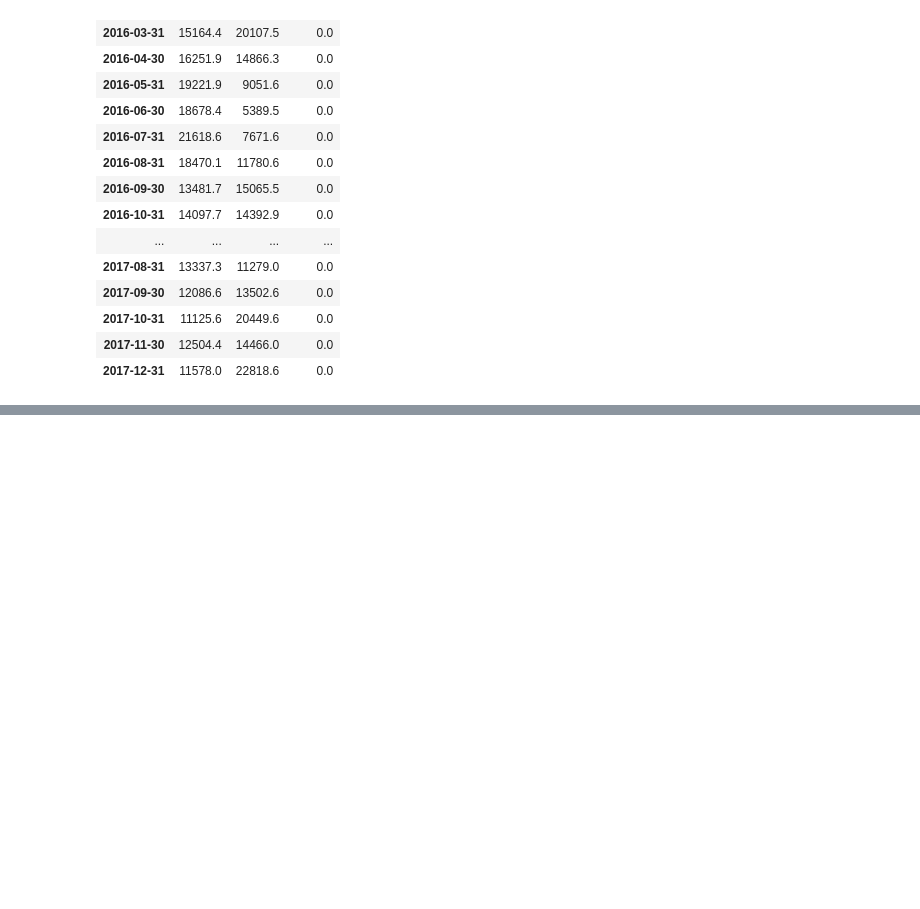
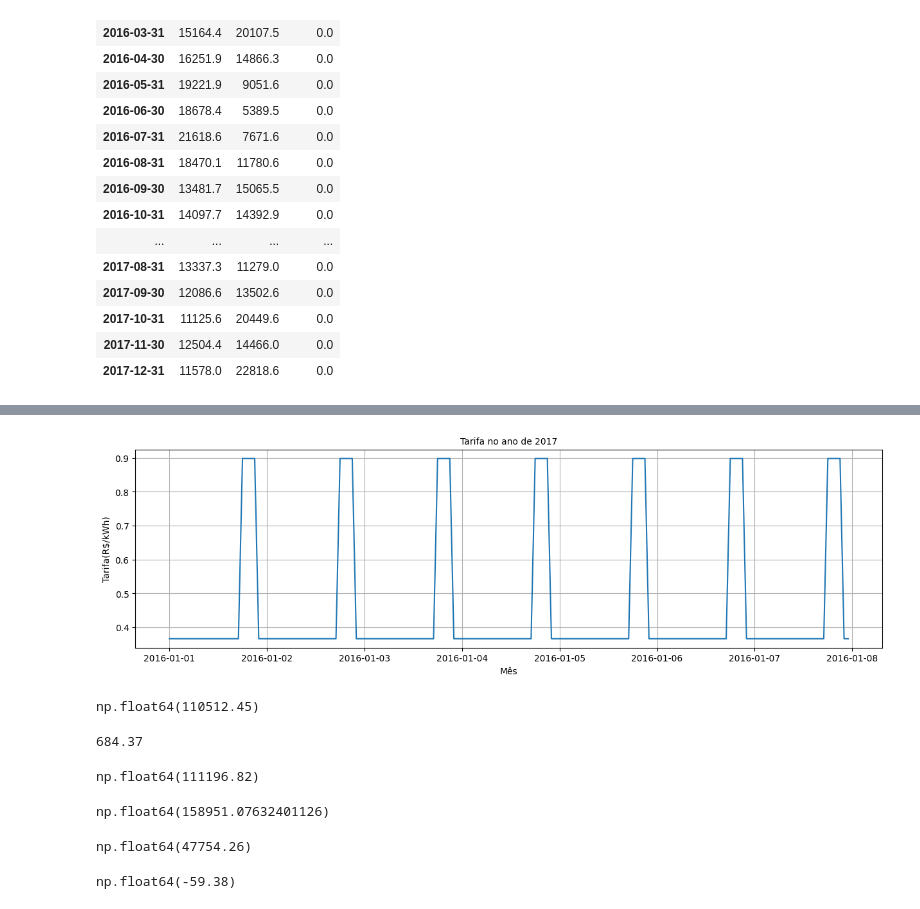
Before and after one commit to arthurcoelho442/Sujidade-e-Retorno-Economico-de-Baterias, a Jupyter notebook: atual.ipynb, the cells around one changed output, grey strips where cells are left out. Drawn from its saved outputs; the diff is of its cells as text; code cells hidden in the pictures; blank space fills up the shorter version.

```diff
--- a/atual.ipynb
+++ b/atual.ipynb
@@ -538,3 +542,27 @@ display(credit[users[0]])
 | 2017-10-31 | 11125.6 | 20449.6 | 0.0 |
 | 2017-11-30 | 12504.4 | 14466.0 | 0.0 |
 | 2017-12-31 | 11578.0 | 22818.6 | 0.0 |
+# %%
+tarifa_unitaria = pd.DataFrame(index=pd.date_range(start='2016-01-31 00:00:00', end='2017-12-31 23:00:00', freq='1H'))
+tarifa_unitaria = tarifa_unitaria.reindex(consumidor[users[0]].index)
+tarifa_unitaria['tarifa_unitaria'] = 0.0
+
+# SUBGRUPO A4 (TUSD + TE) Modalidade Verde
+tarifa_2015 = {'ponta': 0.68877 + 0.39493, 'fora ponta': 0.07451 + 0.24742} # RESOLUÇÃO HOMOLOGATÓRIA No 1.927, DE 4 DE AGOSTO DE 2015
+tarifa_2016 = {'ponta': 0.51204 + 0.38631, 'fora ponta': 0.11703 + 0.24937} # RESOLUÇÃO HOMOLOGATÓRIA No 2.182, DE 29 DE NOVEMBRO DE 2016
+tarifa_2017 = {'ponta': 1.24856 + 0.35173, 'fora ponta': 0.06780 + 0.22941} # RESOLUÇÃO HOMOLOGATÓRIA No 2.207, DE 14 DE MARÇO DE 2017
+
+for idx in tarifa_unitaria.index:
+    if idx.year == 2015:
+        tarifa = tarifa_2015
+    elif idx.year == 2016:
+        tarifa = tarifa_2016
+    else:
+        tarifa = tarifa_2017
+
+    if 18 <= idx.hour <= 21:
+        tarifa_unitaria.loc[idx, 'tarifa_unitaria'] = tarifa['ponta']
+    else:
+        tarifa_unitaria.loc[idx, 'tarifa_unitaria'] = tarifa['fora ponta']
+
+display(tarifa_unitaria)
@@ -541,9 +583,25 @@ display(credit[users[0]])
+# %%
+#@title **Tarifa no ano de 2017**
+plt.figure(figsize=(15,4))
+
+plt.grid(True)
+plt.title('Tarifa no ano de 2017',  fontsize = 10)
+plt.ylabel('Tarifa(R$/kWh)',  fontsize = 10)
+plt.xlabel('Mês',  fontsize = 10)
+
+plt.plot(tarifa_unitaria.iloc[:168,:])
+
+plt.show()
+# %% [output]
+[figure, added]
 # %%
 #@title **Custo anual de eletricidade**
 c_fit = 0
-c_tou = tou.iloc[:,0]
-Ce = lambda x: sum(((energBaterry(PotPVM, consumo, x)[1]).iloc[:,0])*c_tou)
-round(Ce(572241),2)
+c_tarifa_unitaria = tarifa_unitaria.iloc[:,0]
+Ce = lambda e_b, user: (energBaterry(PotPVM[user], consumidor[user], e_b)['grid'] * c_tarifa_unitaria).sum()
+round(Ce(572241, users[0]),2)
+# %% [output]
+np.float64(110512.45)
 # %%
 #@title **Custo anual relacionado à bateria**
 SOH         = 0.8
@@ -551,26 +609,34 @@ rep         = 0.6
 c_ic        = 0.684372
 e_b         = 2000 # 3.9 * 10**6 # capacidade da bateria # Otimizar
 
-c_bat       = lambda x: (((1-SOH)/(1-rep))*c_ic*x)
+c_bat       = lambda e_b: (((1-SOH)/(1-rep))*c_ic*e_b)
 
-round(c_bat(3900000),2)
+round(c_bat(e_b),2)
+# %% [output]
+684.37
 # %%
 #@title **Custo anual total do sistema solar com bateria**
-Cop = lambda x: c_bat(x) + Ce(x)
-round(Cop(2000),2)
+Cop = lambda e_b, user: c_bat(e_b) + Ce(e_b, user)
+round(Cop(2000, users[0]),2)
+# %% [output]
+np.float64(111196.82)
+# %%
+C_pv = lambda user: ((consumidor[user].iloc[:,0] - PotPVM[user].iloc[:,0]) * c_tarifa_unitaria).clip(lower=0).sum()
+C_pv(users[0])
+# %% [output]
+np.float64(158951.07632401126)
 # %%
 #@title **C_sav**
-C_pv = (consumo.iloc[:,0] - PotPVM.iloc[:,0]) * c_tou
-C_pv [C_pv < 0] = 0
-C_pv = C_pv.sum()
-
-C_sav = lambda x: C_pv - Cop(x)
-round(C_sav(2000), 2)
+C_sav = lambda e_b, user: C_pv(user) - Cop(e_b, user)
+round(C_sav(2000, users[0]), 2)
+# %% [output]
+np.float64(47754.26)
 # %%
 #@title **Retorno de investimento**
-
-roi = lambda x: (C_sav(x)/c_bat(x))*100
-round(roi(348528.36539327),2)
+roi = lambda e_b, user: (C_sav(e_b, user)/c_bat(e_b))*100
+round(roi(348528.36539327, users[0]),2)
+# %% [output]
+np.float64(-59.38)
 # %%
 # Função para realizar a otimização com base em uma seed específica
 def run_optimization(problem, algorithm, seed, verbose=False):
```
Also changed, not shown: parts of 13 cells of this notebook, 26 other files.
